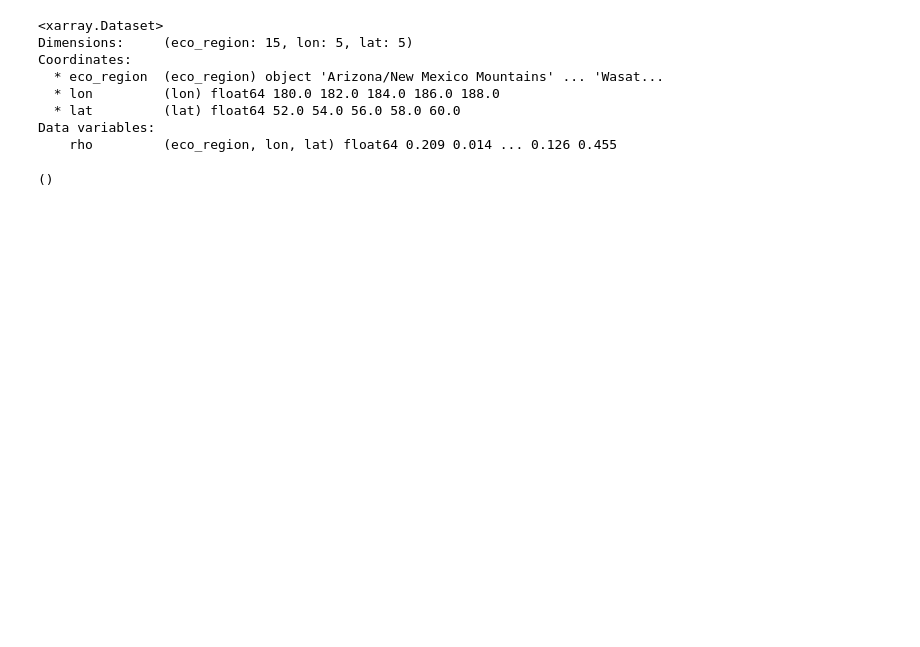
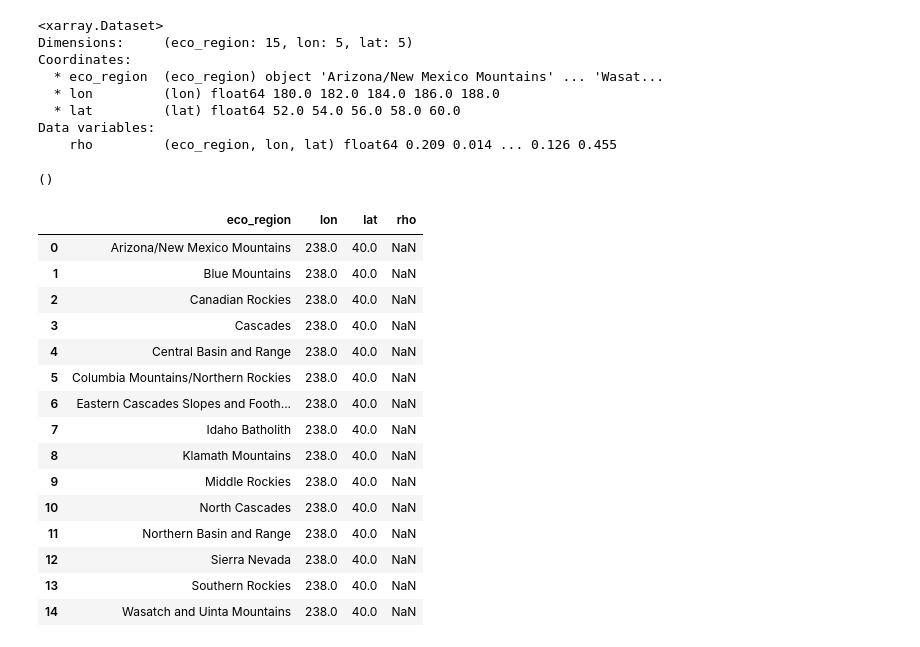
Before and after one commit to heyjoekim/causal_snow_proj, a Jupyter notebook: compile_ccm_results.ipynb, the cells around one changed output. Drawn from its saved outputs; the diff is of its cells as text; code cells hidden in the pictures; blank space fills up the shorter version.

```diff
--- a/compile_ccm_results.ipynb
+++ b/compile_ccm_results.ipynb
@@ -145,0 +162,19 @@ save_ccm(ccm_sst_tau_6, ['SST', 6])
+# %%
+pd.read_csv('./outputs/SST/SST_lon_29_lat_10_tau_1.csv')
+# %% [output]
+|  | eco_region | lon | lat | rho |
+| 0 | Arizona/New Mexico Mountains | 238.0 | 40.0 | NaN |
+| 1 | Blue Mountains | 238.0 | 40.0 | NaN |
+| 2 | Canadian Rockies | 238.0 | 40.0 | NaN |
+| 3 | Cascades | 238.0 | 40.0 | NaN |
+| 4 | Central Basin and Range | 238.0 | 40.0 | NaN |
+| 5 | Columbia Mountains/Northern Rockies | 238.0 | 40.0 | NaN |
+| 6 | Eastern Cascades Slopes and Footh... | 238.0 | 40.0 | NaN |
+| 7 | Idaho Batholith | 238.0 | 40.0 | NaN |
+| 8 | Klamath Mountains | 238.0 | 40.0 | NaN |
+| 9 | Middle Rockies | 238.0 | 40.0 | NaN |
+| 10 | North Cascades | 238.0 | 40.0 | NaN |
+| 11 | Northern Basin and Range | 238.0 | 40.0 | NaN |
+| 12 | Sierra Nevada | 238.0 | 40.0 | NaN |
+| 13 | Southern Rockies | 238.0 | 40.0 | NaN |
+| 14 | Wasatch and Uinta Mountains | 238.0 | 40.0 | NaN |
```
Also changed, not shown: parts of 7 cells of this notebook, 6 other files.
